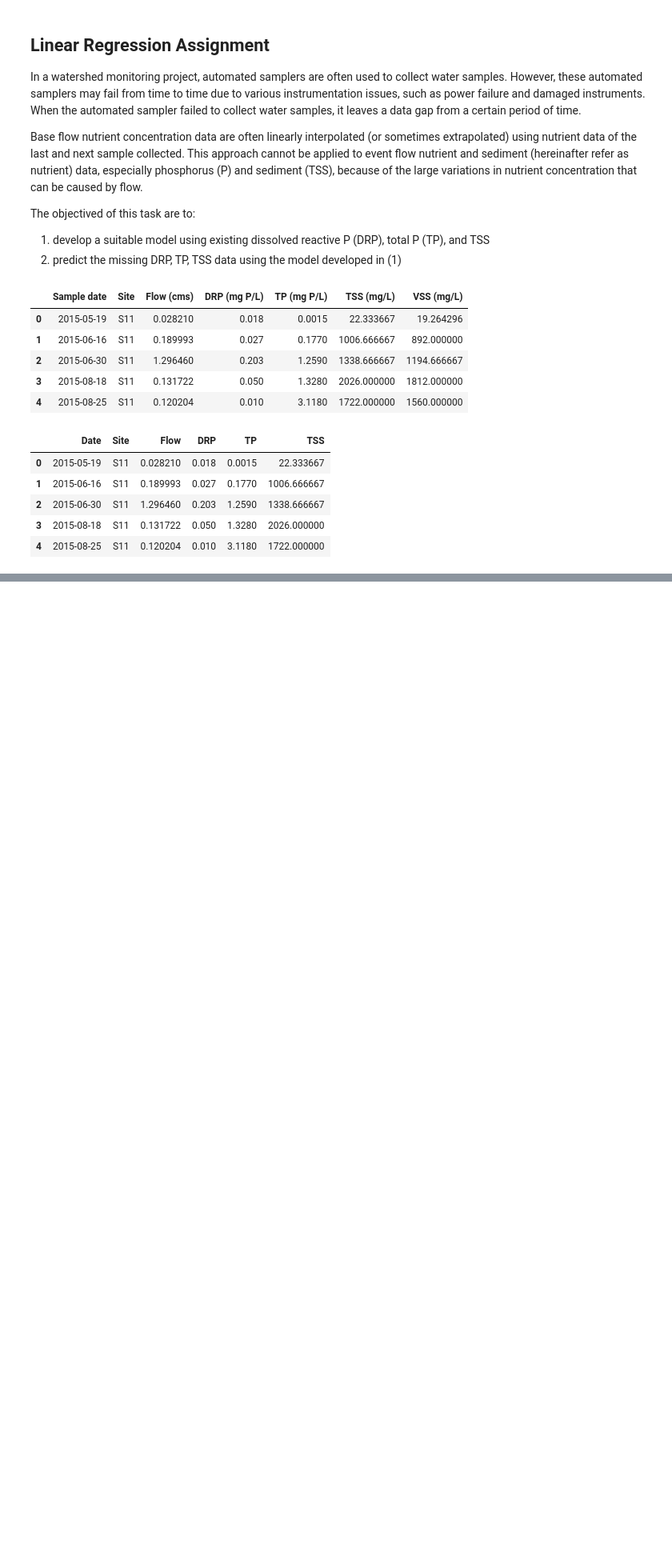
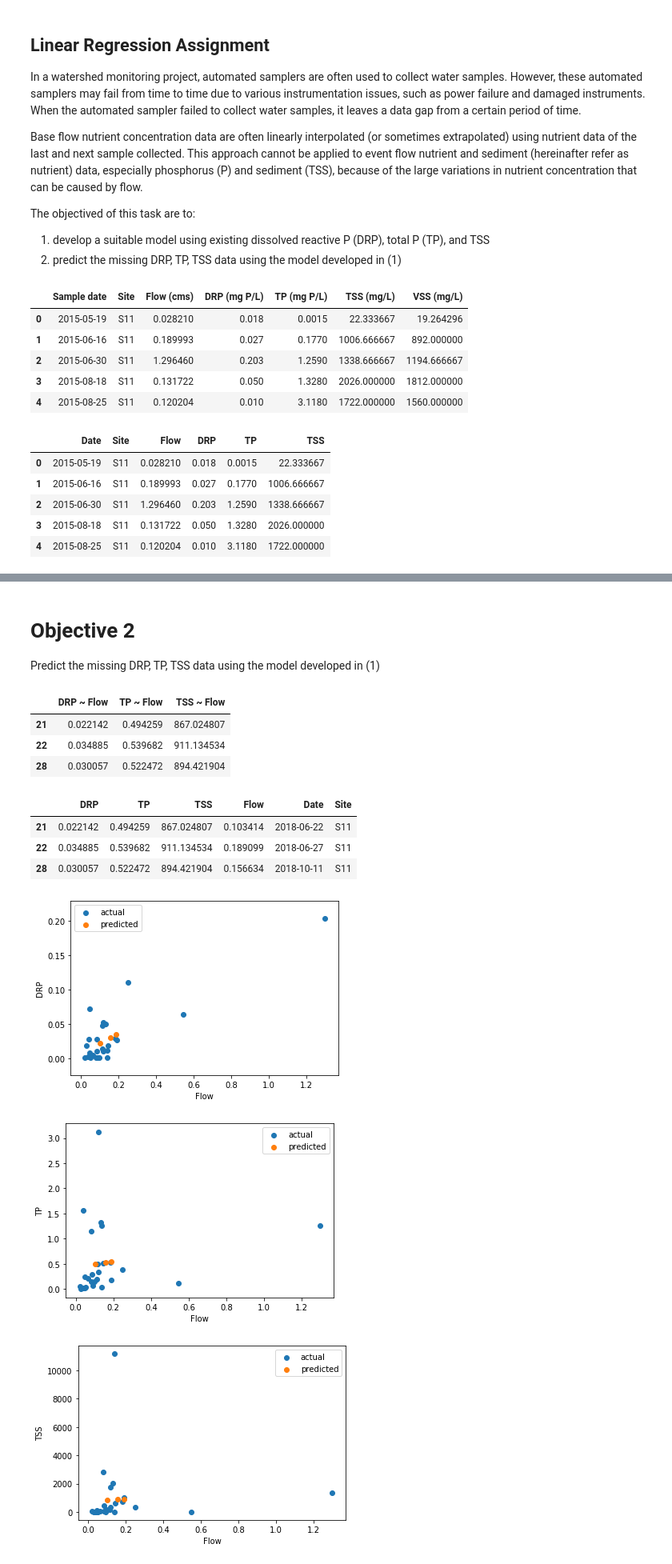
Before and after one commit to jiyeow/516x, a Jupyter notebook: module3/JY_Linear regression assignment.ipynb, the cells around one changed output, grey strips where cells are left out. Shown: that part at 80% size. Saved outputs shown, nothing was run; the diff lists cells and outputs as text; code cells hidden in the pictures; blank space fills up the shorter version.

```diff
--- a/module3/JY_Linear regression assignment.ipynb
+++ b/module3/JY_Linear regression assignment.ipynb
@@ -60,7 +140,7 @@ list_of_comparisons = ['DRP ~ Flow', 'TP ~ Flow', 'TSS ~ Flow']
 
 for x in list_of_comparisons:
     print(x)
-    result = smf.ols(formula=x, data=data).fit()
-    print(result.params)
+    result = smf.ols(formula=x, data=data_11).fit()
+    print(result.summary())
 # %% [output]
 DRP ~ Flow
@@ -77,0 +163,7 @@ dtype: float64
+# %%
+list_of_comparisons = ['DRP ~ Flow', 'TP ~ Flow', 'TSS ~ Flow']
+
+for x in list_of_comparisons:
+    print(x)
+    result = smf.ols(formula=x, data=data_12).fit()
+    print(result.summary())
@@ -77,0 +199,44 @@ dtype: float64
+# %% [markdown]
+# Objective 2
+Predict the missing DRP, TP, TSS data using the model developed in (1)
+# %%
+# predict values and export the values into a dataframe for S11
+list_of_comparisons = ['DRP ~ Flow', 'TP ~ Flow', 'TSS ~ Flow']
+predictions_11 = pd.DataFrame(columns=list(list_of_comparisons))
+
+for x in list_of_comparisons:
+    result = smf.ols(formula=x, data=data_11).fit()
+    prednull_11 = result.predict(data_11_null['Flow'])
+    predictions_11.loc[:, x] = prednull_11
+predictions_11
+# %% [output]
+|  | DRP ~ Flow | TP ~ Flow | TSS ~ Flow |
+| 21 | 0.022142 | 0.494259 | 867.024807 |
+| 22 | 0.034885 | 0.539682 | 911.134534 |
+| 28 | 0.030057 | 0.522472 | 894.421904 |
+# %%
+# add the values back into this new dataframe - getting the dataframe ready to merge with the main dataframe
+predictions_11 ['Flow'] = data_11_null ['Flow']
+predictions_11 ['Date'] = data_11_null ['Date']
+predictions_11 ['Site'] = 'S11'
+predictions_11 = predictions_11.rename(columns={'DRP ~ Flow': 'DRP', 'TP ~ Flow': 'TP', 'TSS ~ Flow': 'TSS'})
+predictions_11
+# %% [output]
+|  | DRP | TP | TSS | Flow | Date | Site |
+| 21 | 0.022142 | 0.494259 | 867.024807 | 0.103414 | 2018-06-22 | S11 |
+| 22 | 0.034885 | 0.539682 | 911.134534 | 0.189099 | 2018-06-27 | S11 |
+| 28 | 0.030057 | 0.522472 | 894.421904 | 0.156634 | 2018-10-11 | S11 |
+# %%
+analytes = ['DRP', 'TP', 'TSS']
+
+for x in analytes:
+    plt.scatter(data_11['Flow'], data_11[x], label='actual')
+    plt.scatter(predictions_11['Flow'], predictions_11[x], label='predicted')
+    plt.legend()
+    plt.xlabel('Flow')
+    plt.ylabel(x)
+    plt.show()
+# %% [output]
+[figure, added]
+[figure, added]
+[figure, added]
```
Also changed, not shown: parts of 18 cells of this notebook, 3 other files.
